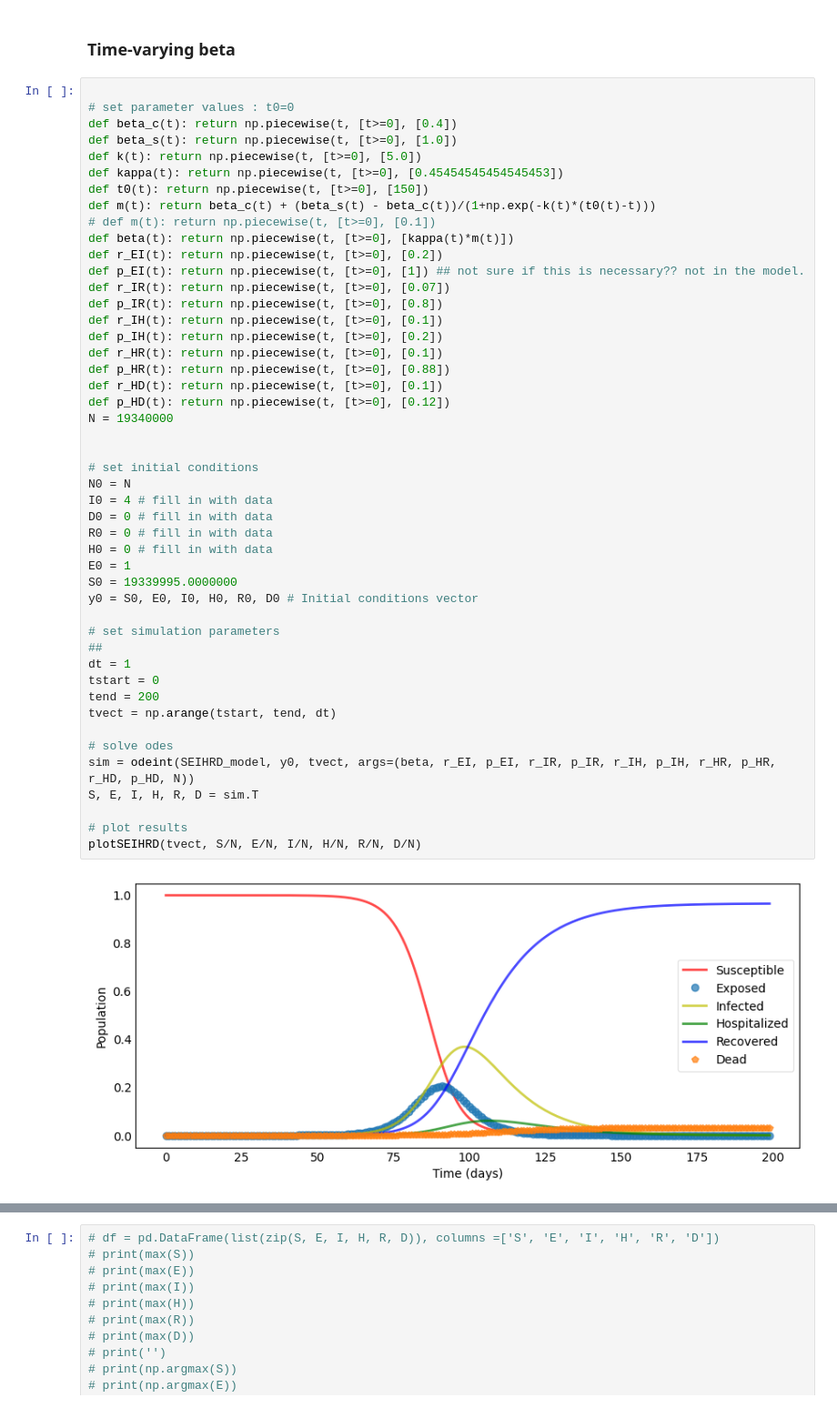
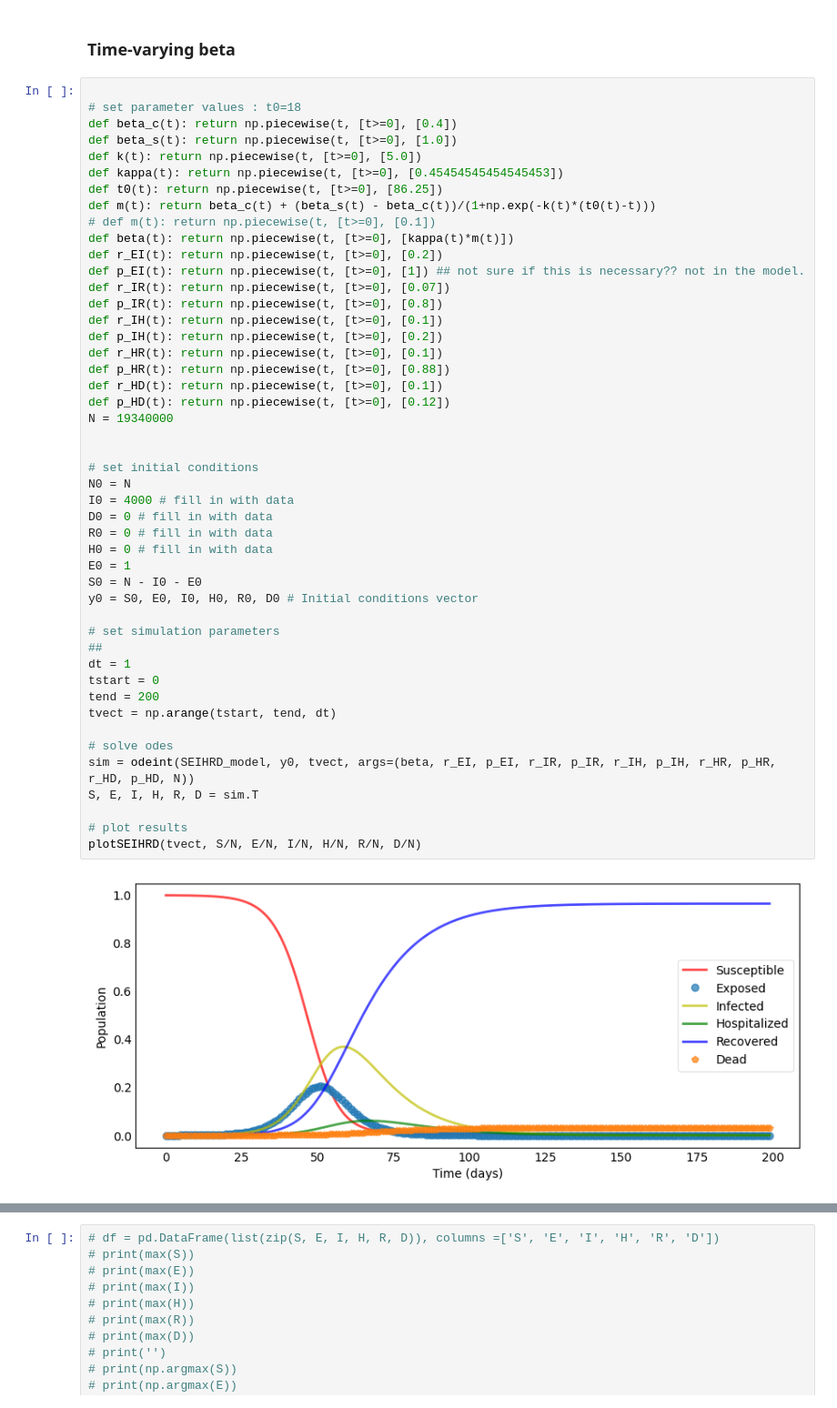
Before and after one commit to ml4ai/funman, a Jupyter notebook: notebooks/SEIRHD-sim.ipynb, the cells around one changed output, grey strips where cells are left out. Shown at 91% size. Drawn from its saved outputs; the diff is of its cells as text.

Commit message:
parameter/normalization updates

```diff
--- a/notebooks/SEIRHD-sim.ipynb
+++ b/notebooks/SEIRHD-sim.ipynb
@@ -200,12 +280,12 @@ print(max(D))
 ### Time-varying beta
 # %%
 
-# set parameter values : t0=0
+# set parameter values : t0=18
 def beta_c(t): return np.piecewise(t, [t>=0], [0.4])
 def beta_s(t): return np.piecewise(t, [t>=0], [1.0])
 def k(t): return np.piecewise(t, [t>=0], [5.0])
 def kappa(t): return np.piecewise(t, [t>=0], [0.45454545454545453])
-def t0(t): return np.piecewise(t, [t>=0], [150])
+def t0(t): return np.piecewise(t, [t>=0], [86.25])
 def m(t): return beta_c(t) + (beta_s(t) - beta_c(t))/(1+np.exp(-k(t)*(t0(t)-t)))
 # def m(t): return np.piecewise(t, [t>=0], [0.1])
 def beta(t): return np.piecewise(t, [t>=0], [kappa(t)*m(t)])
@@ -217,33 +297,33 @@ def r_IH(t): return np.piecewise(t, [t>=0], [0.1])
 def p_IH(t): return np.piecewise(t, [t>=0], [0.2])
 def r_HR(t): return np.piecewise(t, [t>=0], [0.1])
 def p_HR(t): return np.piecewise(t, [t>=0], [0.88])
 def r_HD(t): return np.piecewise(t, [t>=0], [0.1])
 def p_HD(t): return np.piecewise(t, [t>=0], [0.12])
 N = 19340000
 
 
 # set initial conditions
 N0 = N
-I0 = 4 # fill in with data
+I0 = 4000 # fill in with data
 D0 = 0 # fill in with data
 R0 = 0 # fill in with data
 H0 = 0 # fill in with data
 E0 = 1
-S0 = 19339995.0000000
+S0 = N - I0 - E0
 y0 = S0, E0, I0, H0, R0, D0 # Initial conditions vector
 
 # set simulation parameters
 ##
 dt = 1
 tstart = 0
 tend = 200
 tvect = np.arange(tstart, tend, dt)
 
 # solve odes
 sim = odeint(SEIHRD_model, y0, tvect, args=(beta, r_EI, p_EI, r_IR, p_IR, r_IH, p_IH, r_HR, p_HR, r_HD, p_HD, N))
 S, E, I, H, R, D = sim.T
 
 # plot results
 plotSEIHRD(tvect, S/N, E/N, I/N, H/N, R/N, D/N)
 # %% [output]
-[figure, old version]
+[figure, new version]
```
Also changed, not shown: parts of 9 cells of this notebook, 1 other file.
